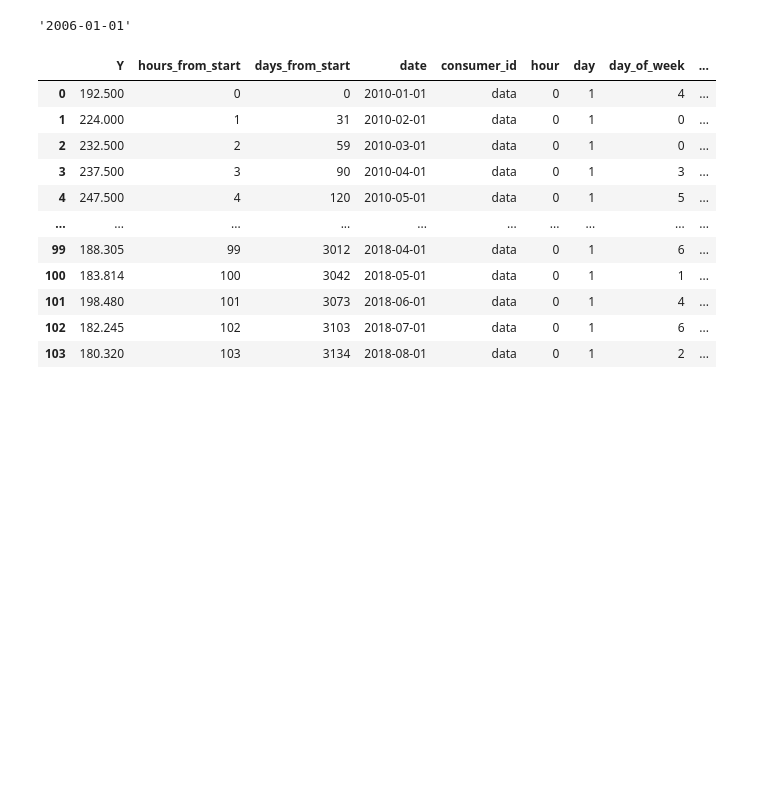
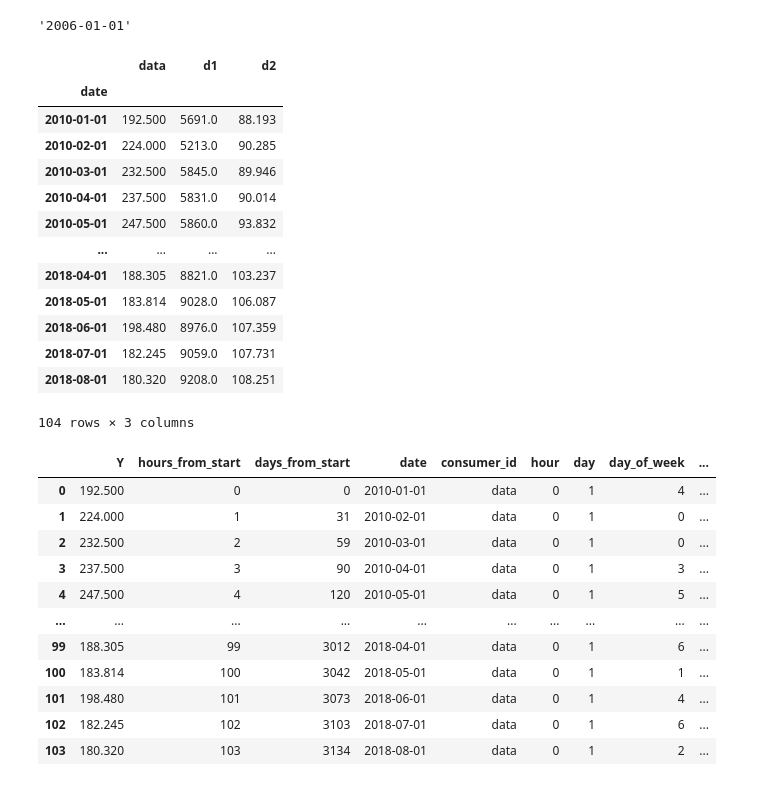
Before and after one commit to Minsoo1036/Algorithm-Study, a Jupyter notebook: Counterfactual_TFT.ipynb, the cells around one changed output. Drawn from its saved outputs; the diff is of its cells as text; code cells hidden in the pictures; blank space fills up the shorter version.

```diff
--- a/Counterfactual_TFT.ipynb
+++ b/Counterfactual_TFT.ipynb
@@ -144,6 +140,23 @@ total_df = total_df.rename(columns = {'Date':'date',
 total_df['date'] = total_df['date'].map(lambda x : datetime.combine(x, datetime.min.time()))
 # %%
 total_df = total_df.set_index('date')
+# %%
+total_df
+# %% [output]
+|  | data | d1 | d2 |
+| date |  |  |  |
+| 2010-01-01 | 192.500 | 5691.0 | 88.193 |
+| 2010-02-01 | 224.000 | 5213.0 | 90.285 |
+| 2010-03-01 | 232.500 | 5845.0 | 89.946 |
+| 2010-04-01 | 237.500 | 5831.0 | 90.014 |
+| 2010-05-01 | 247.500 | 5860.0 | 93.832 |
+| ... | ... | ... | ... |
+| 2018-04-01 | 188.305 | 8821.0 | 103.237 |
+| 2018-05-01 | 183.814 | 9028.0 | 106.087 |
+| 2018-06-01 | 198.480 | 8976.0 | 107.359 |
+| 2018-07-01 | 182.245 | 9059.0 | 107.731 |
+| 2018-08-01 | 180.320 | 9208.0 | 108.251 |
+104 rows × 3 columns
 # %%
 earliest_time = total_df.index.min()
 
```
Also changed, not shown: parts of 21 cells of this notebook.
